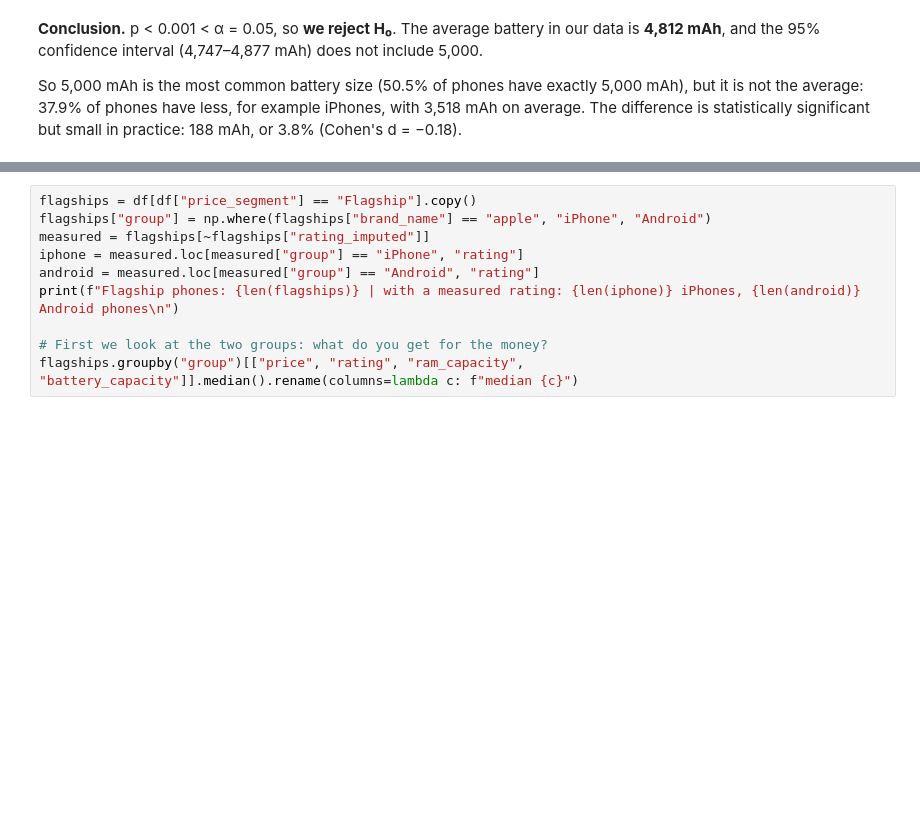
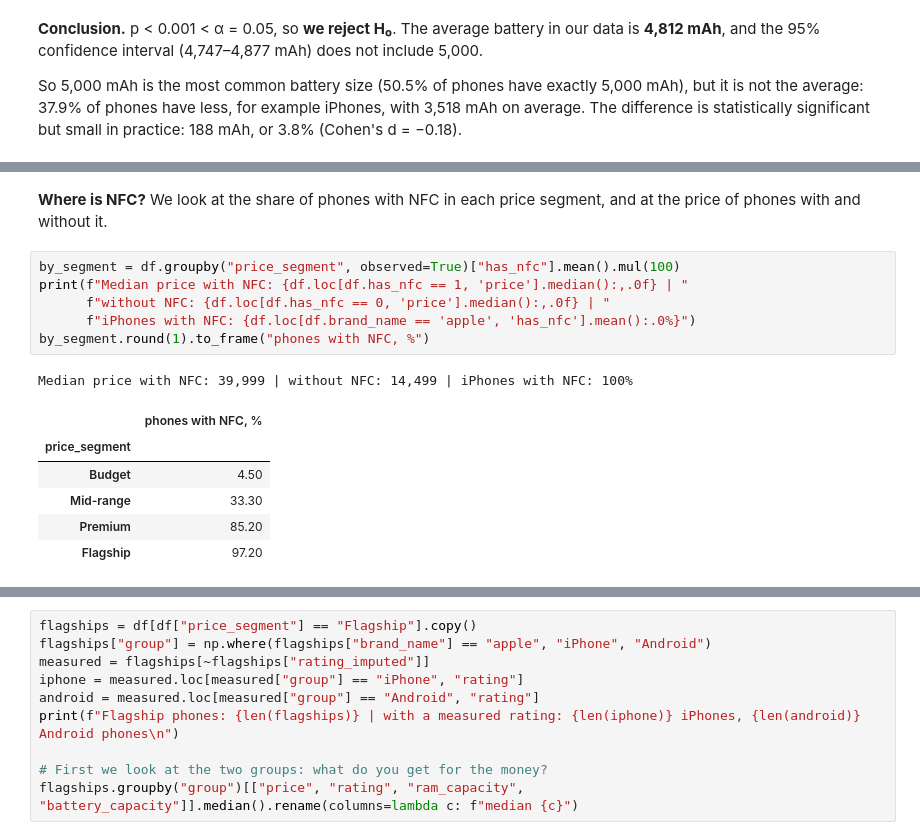
Before and after one commit to alexklep04-bit/smartphone-market-analysis, a Jupyter notebook: Task2_Hypothesis_Testing.ipynb, the cells around one changed output, grey strips where cells are left out. Cells and saved outputs as stored; diff of their text form; blank space fills up the shorter version.

```diff
--- a/Task2_Hypothesis_Testing.ipynb
+++ b/Task2_Hypothesis_Testing.ipynb
@@ -198,0 +246,16 @@ So 5,000 mAh is the most common battery size (50.5% of phones have exactly 5,000
+# %% [markdown]
+**Where is NFC?** We look at the share of phones with NFC in each price segment, and at the price of phones with and without it.
+# %%
+by_segment = df.groupby("price_segment", observed=True)["has_nfc"].mean().mul(100)
+print(f"Median price with NFC: {df.loc[df.has_nfc == 1, 'price'].median():,.0f} | "
+      f"without NFC: {df.loc[df.has_nfc == 0, 'price'].median():,.0f} | "
+      f"iPhones with NFC: {df.loc[df.brand_name == 'apple', 'has_nfc'].mean():.0%}")
+by_segment.round(1).to_frame("phones with NFC, %")
+# %% [output]
+Median price with NFC: 39,999 | without NFC: 14,499 | iPhones with NFC: 100%
+|  | phones with NFC, % |
+| price_segment |  |
+| Budget | 4.50 |
+| Mid-range | 33.30 |
+| Premium | 85.20 |
+| Flagship | 97.20 |
```
Also changed, not shown: parts of 19 cells of this notebook, 5 other files.
